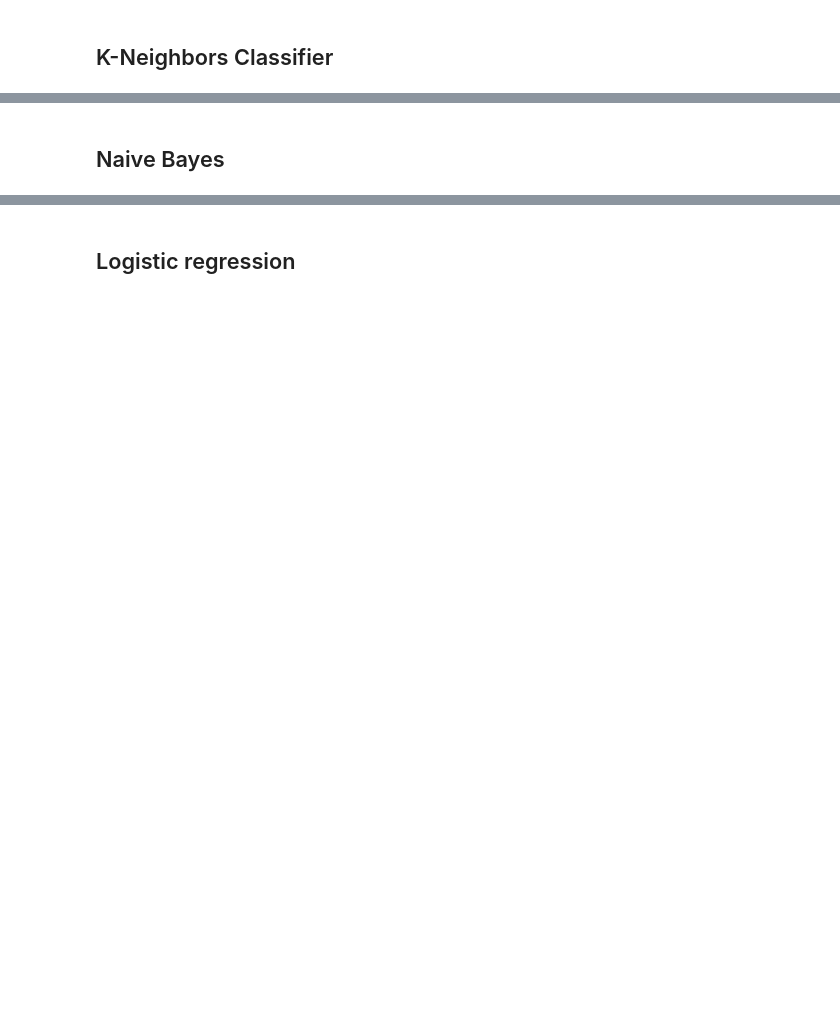
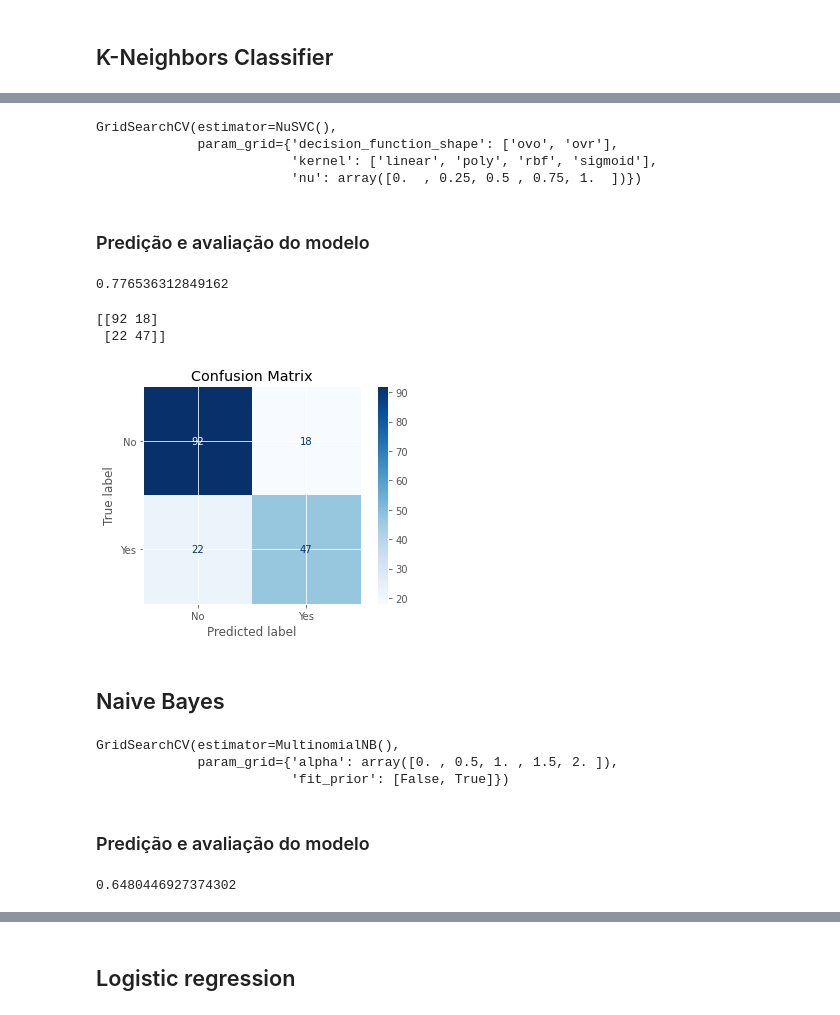
Before and after one commit to rafabenevente/AM_1, a Jupyter notebook: AM_1_Titanic_Predição_dos_sobreviventes.ipynb, the cells around one changed output, grey strips where cells are left out. Cells and saved outputs as stored; diff of their text form; code cells hidden in the pictures; blank space fills up the shorter version.

```diff
--- a/AM_1_Titanic_Predição_dos_sobreviventes.ipynb
+++ b/AM_1_Titanic_Predição_dos_sobreviventes.ipynb
@@ -354,2 +393,61 @@ gs.fit(x_tr, y_tr)
+# %%
+from sklearn.svm import NuSVC
+param_grid = {'nu': np.linspace(0,1,5),
+              'kernel': ['linear', 'poly', 'rbf', 'sigmoid'],
+              'decision_function_shape' : ['ovo', 'ovr']}
+
+svc = NuSVC()
+gs = GridSearchCV(svc, param_grid=param_grid)
+gs.fit(tr_x, tr_y)
+# %% [output]
+GridSearchCV(estimator=NuSVC(),
+             param_grid={'decision_function_shape': ['ovo', 'ovr'],
+                         'kernel': ['linear', 'poly', 'rbf', 'sigmoid'],
+                         'nu': array([0.  , 0.25, 0.5 , 0.75, 1.  ])})
+# %% [markdown]
+### Predição e avaliação do modelo
+# %%
+# Melhores parametros apontados pelo grid search
+svc = gs.best_estimator_
+
+svc.fit(tr_x, tr_y)
+y_pred = svc.predict(te_x)
+print(accuracy_score(te_y, y_pred))
+# %% [output]
+0.776536312849162
+# %%
+disp = plot_confusion_matrix(svc, te_x, te_y,
+                                 display_labels=["No", "Yes"],
+                                 cmap=plt.cm.Blues)
+disp.ax_.set_title("Confusion Matrix")
+
+print(disp.confusion_matrix)
+# %% [output]
+[[92 18]
+ [22 47]]
+[figure, added]
 # %% [markdown]
 ## Naive Bayes
+# %%
+from sklearn.naive_bayes import MultinomialNB
+param_grid = {'alpha': np.linspace(0,2,5),
+              'fit_prior': [False,True]}
+
+mnb = MultinomialNB()
+gs = GridSearchCV(mnb, param_grid=param_grid)
+gs.fit(tr_x, tr_y)
+# %% [output]
+GridSearchCV(estimator=MultinomialNB(),
+             param_grid={'alpha': array([0. , 0.5, 1. , 1.5, 2. ]),
+                         'fit_prior': [False, True]})
+# %% [markdown]
+### Predição e avaliação do modelo
+# %%
+# Melhores parametros apontados pelo grid search
+mnb = gs.best_estimator_
+
+mnb.fit(tr_x, tr_y)
+y_pred = mnb.predict(te_x)
+print(accuracy_score(te_y, y_pred))
+# %% [output]
+0.6480446927374302
```
Also changed, not shown: parts of 16 cells of this notebook.
